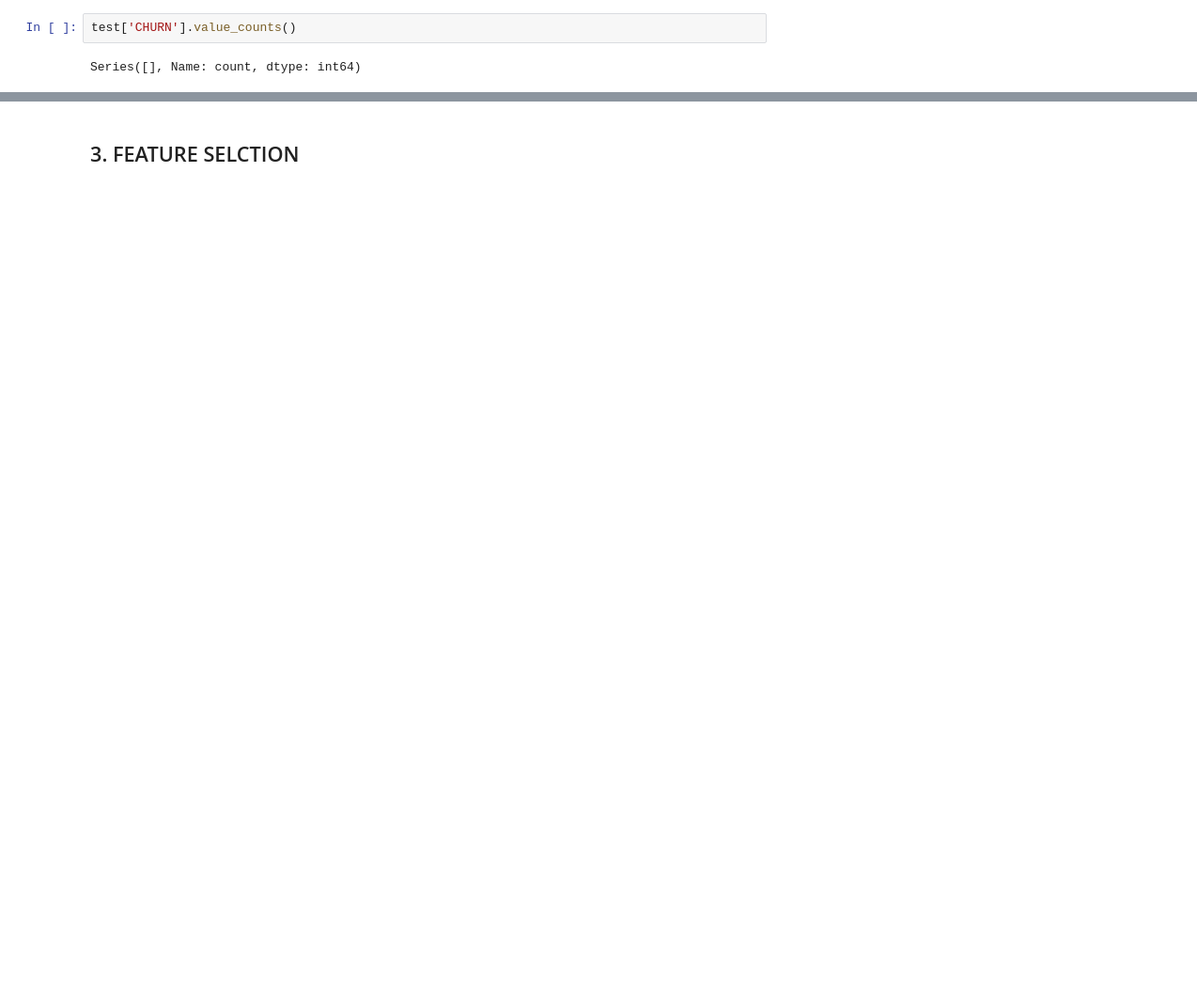
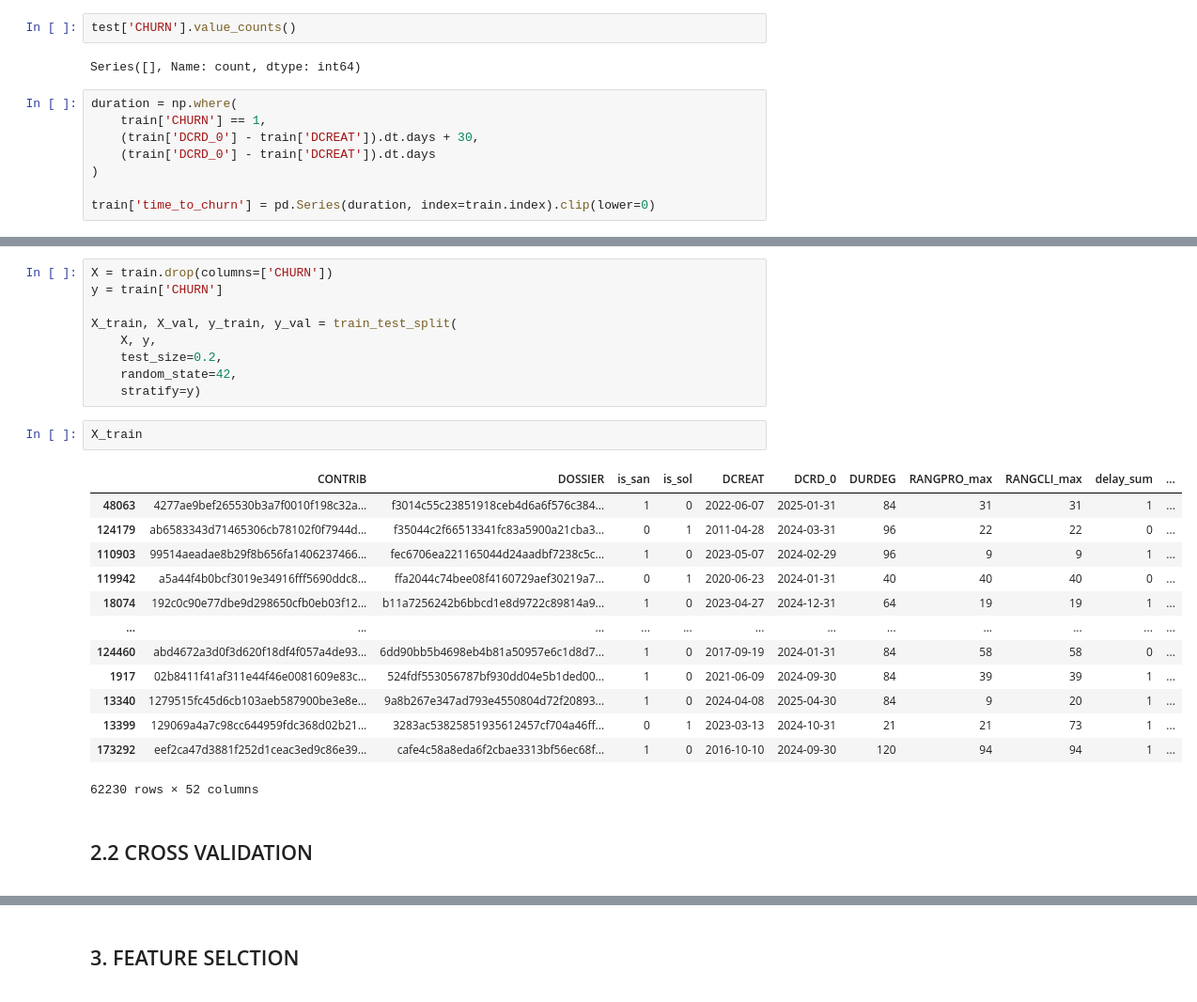
Before and after one commit to Alanog10/BNP-Paribas, a Jupyter notebook: Model.ipynb, the cells around one changed output, grey strips where cells are left out. Shown at 94% size. Saved outputs shown, nothing was run; the diff lists cells and outputs as text; blank space fills up the shorter version.

```diff
--- a/Model.ipynb
+++ b/Model.ipynb
@@ -173,3 +239,11 @@ test.head()
 test['CHURN'].value_counts()
 # %% [output]
 Series([], Name: count, dtype: int64)
+# %%
+duration = np.where(
+    train['CHURN'] == 1,
+    (train['DCRD_0'] - train['DCREAT']).dt.days + 30,
+    (train['DCRD_0'] - train['DCREAT']).dt.days
+)
+
+train['time_to_churn'] = pd.Series(duration, index=train.index).clip(lower=0)
@@ -175,0 +256,31 @@ Series([], Name: count, dtype: int64)
+# %%
+X = train.drop(columns=['CHURN'])
+y = train['CHURN']
+
+X_train, X_val, y_train, y_val = train_test_split(
+    X, y,
+    test_size=0.2,
+    random_state=42,
+    stratify=y)
+# %%
+X_train
+# %% [output]
+|  | CONTRIB | DOSSIER | is_san | is_sol | DCREAT | DCRD_0 | DURDEG | RANGPRO_max | RANGCLI_max | delay_sum | ... |
+| 48063 | 4277ae9bef265530b3a7f0010f198c32a... | f3014c55c23851918ceb4d6a6f576c384... | 1 | 0 | 2022-06-07 | 2025-01-31 | 84 | 31 | 31 | 1 | ... |
+| 124179 | ab6583343d71465306cb78102f0f7944d... | f35044c2f66513341fc83a5900a21cba3... | 0 | 1 | 2011-04-28 | 2024-03-31 | 96 | 22 | 22 | 0 | ... |
+| 110903 | 99514aeadae8b29f8b656fa1406237466... | fec6706ea221165044d24aadbf7238c5c... | 1 | 0 | 2023-05-07 | 2024-02-29 | 96 | 9 | 9 | 1 | ... |
+| 119942 | a5a44f4b0bcf3019e34916fff5690ddc8... | ffa2044c74bee08f4160729aef30219a7... | 0 | 1 | 2020-06-23 | 2024-01-31 | 40 | 40 | 40 | 0 | ... |
+| 18074 | 192c0c90e77dbe9d298650cfb0eb03f12... | b11a7256242b6bbcd1e8d9722c89814a9... | 1 | 0 | 2023-04-27 | 2024-12-31 | 64 | 19 | 19 | 1 | ... |
+| ... | ... | ... | ... | ... | ... | ... | ... | ... | ... | ... | ... |
+| 124460 | abd4672a3d0f3d620f18df4f057a4de93... | 6dd90bb5b4698eb4b81a50957e6c1d8d7... | 1 | 0 | 2017-09-19 | 2024-01-31 | 84 | 58 | 58 | 0 | ... |
+| 1917 | 02b8411f41af311e44f46e0081609e83c... | 524fdf553056787bf930dd04e5b1ded00... | 1 | 0 | 2021-06-09 | 2024-09-30 | 84 | 39 | 39 | 1 | ... |
+| 13340 | 1279515fc45d6cb103aeb587900be3e8e... | 9a8b267e347ad793e4550804d72f20893... | 1 | 0 | 2024-04-08 | 2025-04-30 | 84 | 9 | 20 | 1 | ... |
+| 13399 | 129069a4a7c98cc644959fdc368d02b21... | 3283ac53825851935612457cf704a46ff... | 0 | 1 | 2023-03-13 | 2024-10-31 | 21 | 21 | 73 | 1 | ... |
+| 173292 | eef2ca47d3881f252d1ceac3ed9c86e39... | cafe4c58a8eda6f2cbae3313bf56ec68f... | 1 | 0 | 2016-10-10 | 2024-09-30 | 120 | 94 | 94 | 1 | ... |
+62230 rows × 52 columns
+# %% [markdown]
+<a class="anchor" id="2.2. CROSS VALIDATION">
+
+## 2.2 CROSS VALIDATION
+
+</a>
```
Also changed, not shown: parts of 50 cells of this notebook.
